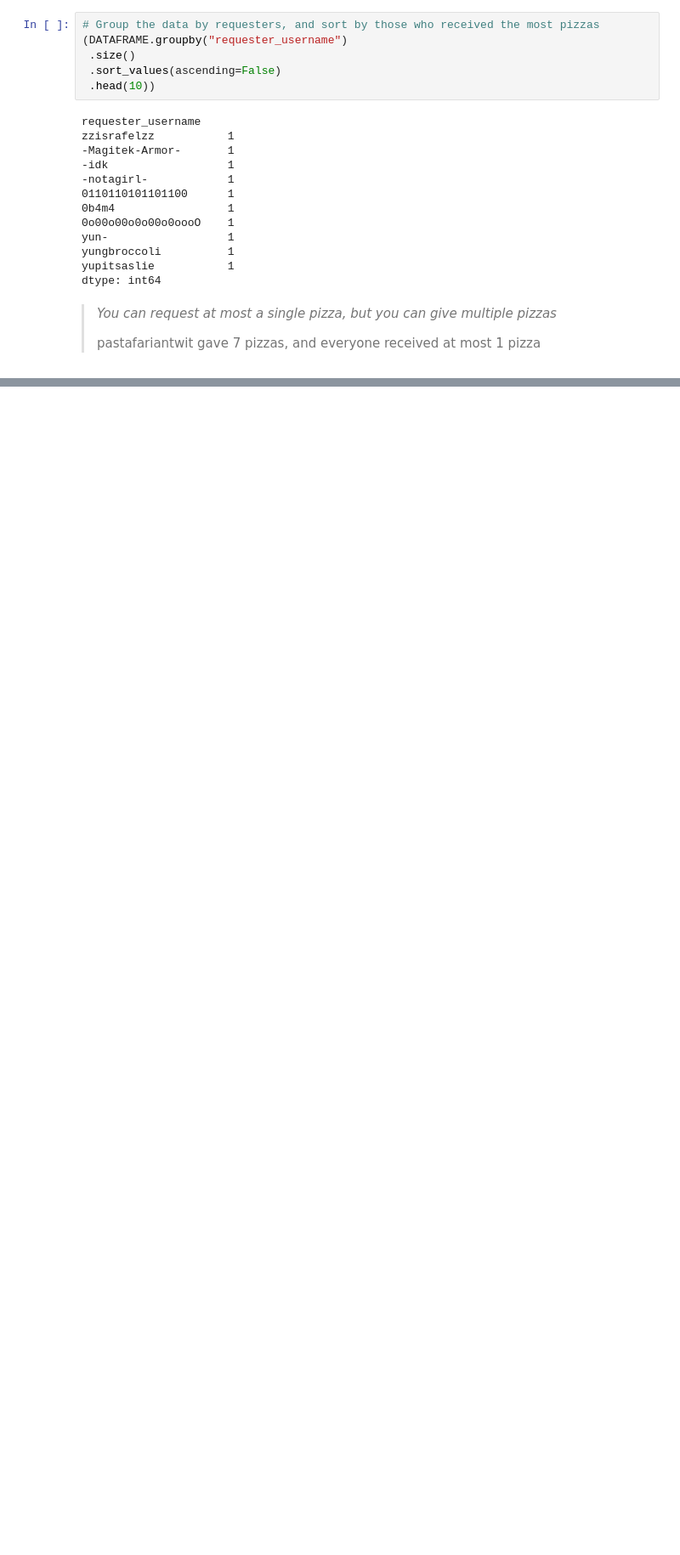
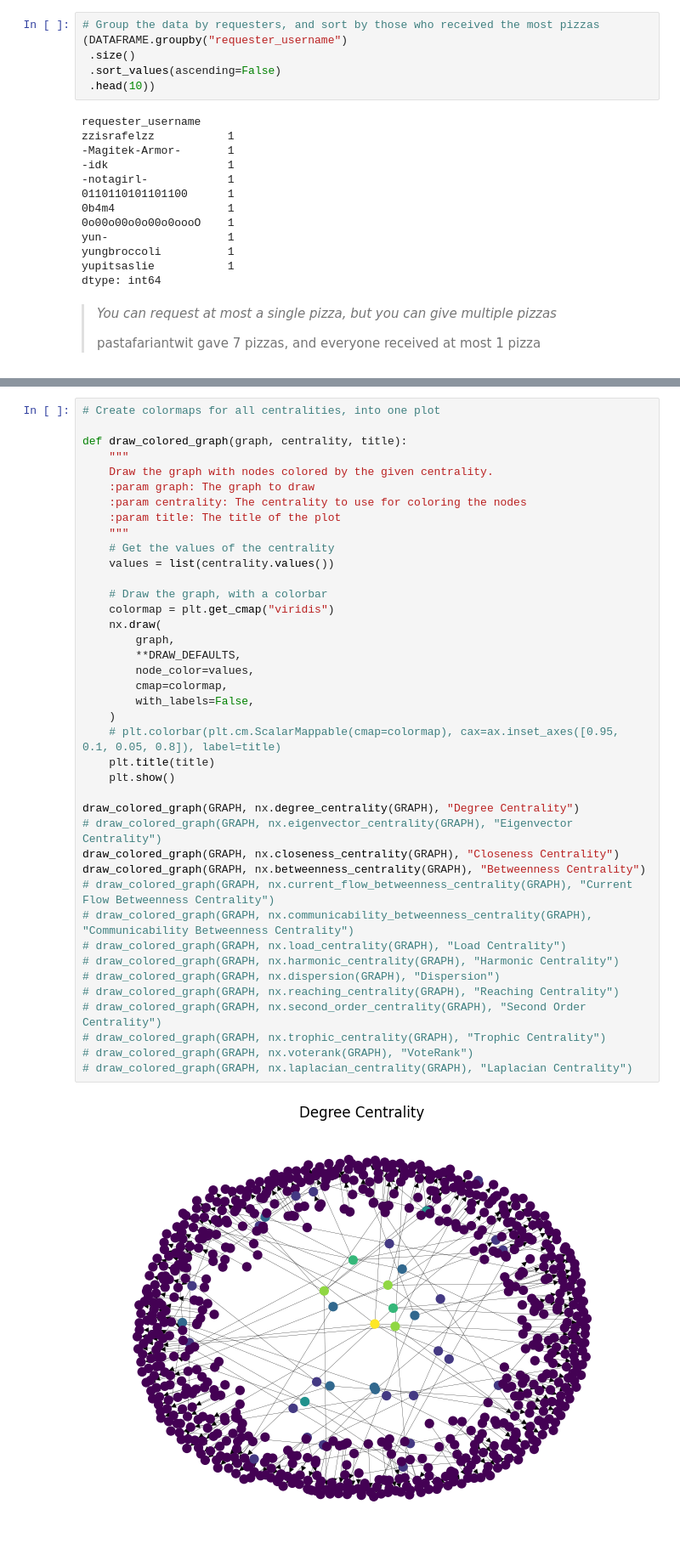
Before and after one commit to BambusControl/rug-sna-pizza-giving, a Jupyter notebook: pizza_giving.ipynb, the cells around one changed output, grey strips where cells are left out. Shown at 85% size. Drawn from its saved outputs; the diff is of its cells as text; blank space fills up the shorter version.

```diff
--- a/pizza_giving.ipynb
+++ b/pizza_giving.ipynb
@@ -209,0 +235,42 @@ Size of requestors: 25
+# %%
+# Create colormaps for all centralities, into one plot
+
+def draw_colored_graph(graph, centrality, title):
+    """
+    Draw the graph with nodes colored by the given centrality.
+    :param graph: The graph to draw
+    :param centrality: The centrality to use for coloring the nodes
+    :param title: The title of the plot
+    """
+    # Get the values of the centrality
+    values = list(centrality.values())
+
+    # Draw the graph, with a colorbar
+    colormap = plt.get_cmap("viridis")
+    nx.draw(
+        graph,
+        **DRAW_DEFAULTS,
+        node_color=values,
+        cmap=colormap,
+        with_labels=False,
+    )
+    # plt.colorbar(plt.cm.ScalarMappable(cmap=colormap), cax=ax.inset_axes([0.95, 0.1, 0.05, 0.8]), label=title)
+    plt.title(title)
+    plt.show()
+
+draw_colored_graph(GRAPH, nx.degree_centrality(GRAPH), "Degree Centrality")
+# draw_colored_graph(GRAPH, nx.eigenvector_centrality(GRAPH), "Eigenvector Centrality")
+draw_colored_graph(GRAPH, nx.closeness_centrality(GRAPH), "Closeness Centrality")
+draw_colored_graph(GRAPH, nx.betweenness_centrality(GRAPH), "Betweenness Centrality")
+# draw_colored_graph(GRAPH, nx.current_flow_betweenness_centrality(GRAPH), "Current Flow Betweenness Centrality")
+# draw_colored_graph(GRAPH, nx.communicability_betweenness_centrality(GRAPH), "Communicability Betweenness Centrality")
+# draw_colored_graph(GRAPH, nx.load_centrality(GRAPH), "Load Centrality")
+# draw_colored_graph(GRAPH, nx.harmonic_centrality(GRAPH), "Harmonic Centrality")
+# draw_colored_graph(GRAPH, nx.dispersion(GRAPH), "Dispersion")
+# draw_colored_graph(GRAPH, nx.reaching_centrality(GRAPH), "Reaching Centrality")
+# draw_colored_graph(GRAPH, nx.second_order_centrality(GRAPH), "Second Order Centrality")
+# draw_colored_graph(GRAPH, nx.trophic_centrality(GRAPH), "Trophic Centrality")
+# draw_colored_graph(GRAPH, nx.voterank(GRAPH), "VoteRank")
+# draw_colored_graph(GRAPH, nx.laplacian_centrality(GRAPH), "Laplacian Centrality")
+# %% [output]
+[figure, added]
```
Also changed, not shown: parts of 8 cells of this notebook, 1 other file.
